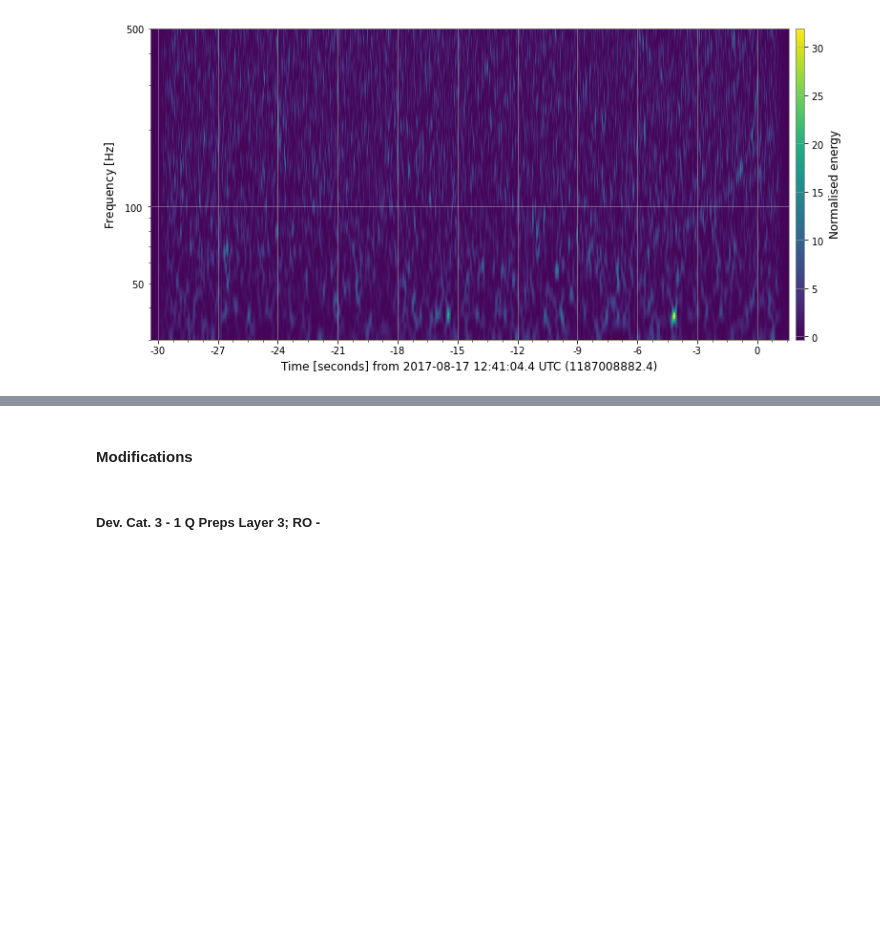
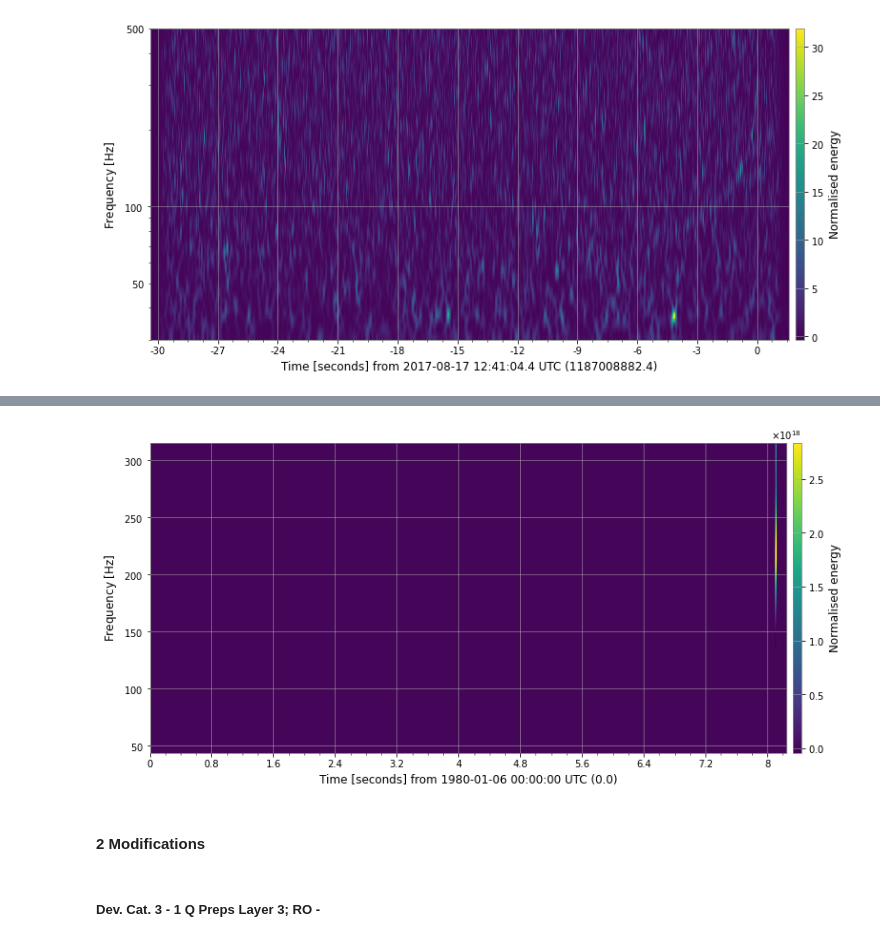
Before and after one commit to xli2522/GW-SignalGen, a Jupyter notebook: sqt.ipynb, the cells around one changed output, grey strips where cells are left out. Drawn from its saved outputs; the diff is of its cells as text; code cells hidden in the pictures; blank space fills up the shorter version.

```diff
--- a/sqt.ipynb
+++ b/sqt.ipynb
@@ -120,5 +208,16 @@ plot
+# %%
+# npumpy.ndarray to gwpy timeseries
+np_hp = TimeSeries(np_hp, sample_rate=1000 )
+new_series = np_hp.q_transform()
+#default qrange = (4, 64)
+
+plot = new_series.plot()
+plot.colorbar(label="Normalised energy")
+plt.show()
+# %% [output]
+[figure, added]
 # %% [markdown]
-#### Modifications
+#### 2 Modifications
 # %%
 DEFAULT_QRANGE=[80, 100]
 DEFAULT_FRANGE=[30, 500]
```
Also changed, not shown: parts of 14 cells of this notebook.
